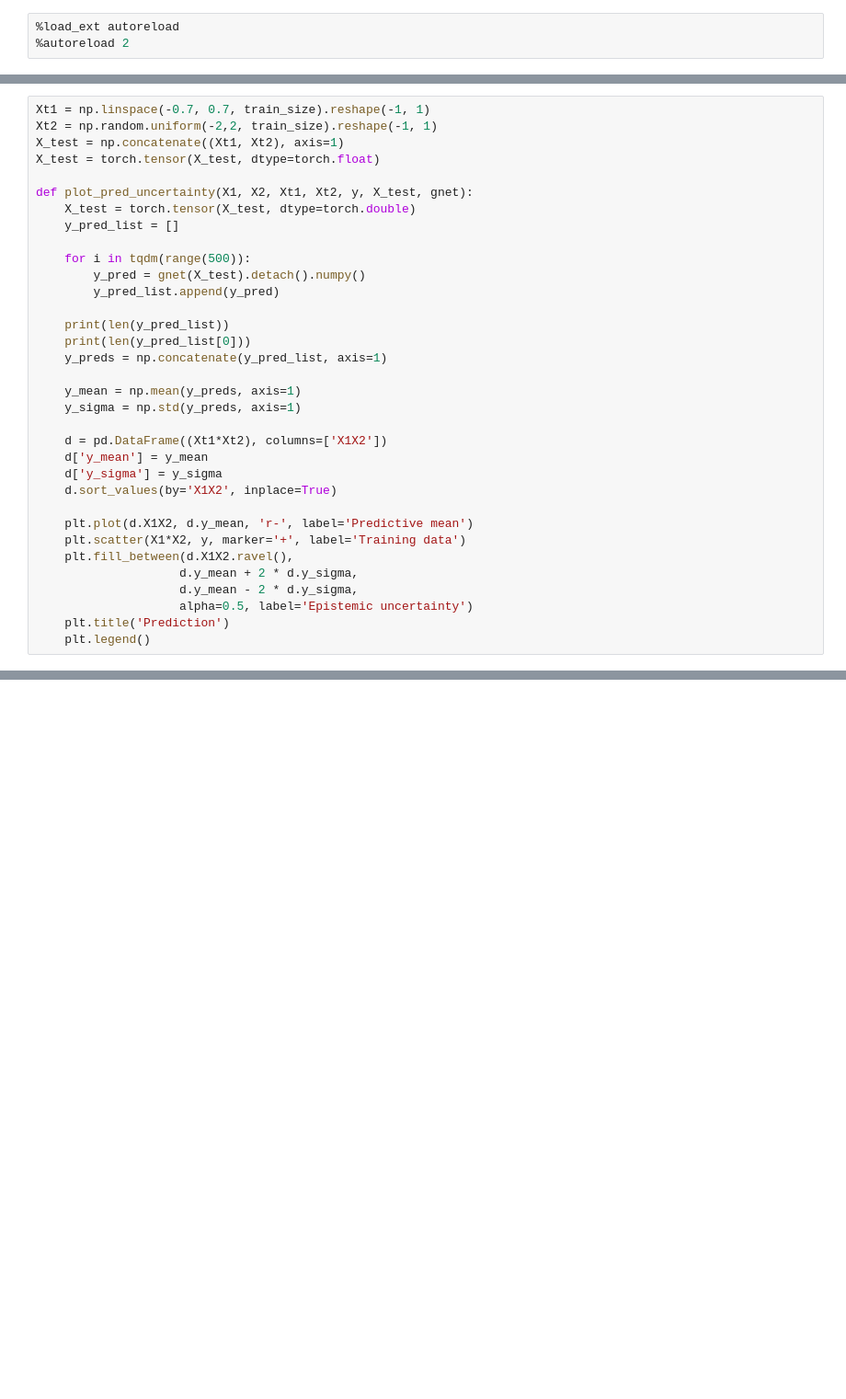
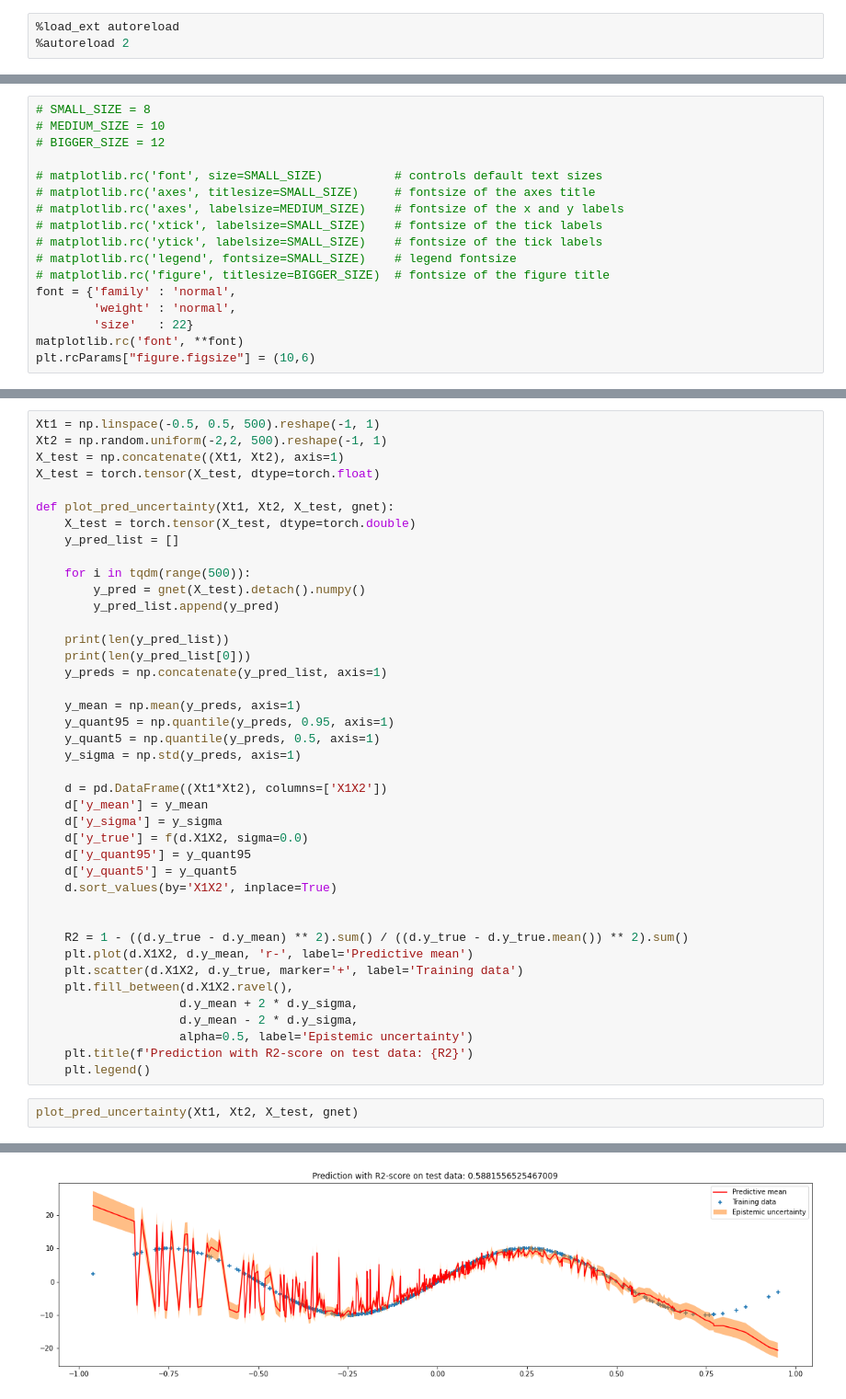
Before and after one commit to Haakooto/CS282_final_project, a Jupyter notebook: code/sinusoid.ipynb, the cells around one changed output, grey strips where cells are left out. Shown at 92% size. Saved outputs shown, nothing was run; the diff lists cells and outputs as text; blank space fills up the shorter version.

Commit message:
Plotting stuff

```diff
--- a/code/sinusoid.ipynb
+++ b/code/sinusoid.ipynb
@@ -16,6 +17,23 @@ from BayesModel import BFC, FC
 import cProfile
 import pstats
 device = torch.device('cpu')
+# %%
+# SMALL_SIZE = 8
+# MEDIUM_SIZE = 10
+# BIGGER_SIZE = 12
+
+# matplotlib.rc('font', size=SMALL_SIZE)          # controls default text sizes
+# matplotlib.rc('axes', titlesize=SMALL_SIZE)     # fontsize of the axes title
+# matplotlib.rc('axes', labelsize=MEDIUM_SIZE)    # fontsize of the x and y labels
+# matplotlib.rc('xtick', labelsize=SMALL_SIZE)    # fontsize of the tick labels
+# matplotlib.rc('ytick', labelsize=SMALL_SIZE)    # fontsize of the tick labels
+# matplotlib.rc('legend', fontsize=SMALL_SIZE)    # legend fontsize
+# matplotlib.rc('figure', titlesize=BIGGER_SIZE)  # fontsize of the figure title
+font = {'family' : 'normal',
+        'weight' : 'normal',
+        'size'   : 22}
+matplotlib.rc('font', **font)
+plt.rcParams["figure.figsize"] = (10,6)
 # %%
 def f(x, sigma):
     epsilon = np.random.randn(*x.shape) * sigma
@@ -188,10 +327,10 @@ KeyboardInterrupt:
 # %%
-Xt1 = np.linspace(-0.7, 0.7, train_size).reshape(-1, 1)
-Xt2 = np.random.uniform(-2,2, train_size).reshape(-1, 1)
+Xt1 = np.linspace(-0.5, 0.5, 500).reshape(-1, 1)
+Xt2 = np.random.uniform(-2,2, 500).reshape(-1, 1)
 X_test = np.concatenate((Xt1, Xt2), axis=1)
 X_test = torch.tensor(X_test, dtype=torch.float)
 
-def plot_pred_uncertainty(X1, X2, Xt1, Xt2, y, X_test, gnet):
+def plot_pred_uncertainty(Xt1, Xt2, X_test, gnet):
     X_test = torch.tensor(X_test, dtype=torch.double)
     y_pred_list = []
 
@@ -204,18 +343,28 @@ def plot_pred_uncertainty(X1, X2, Xt1, Xt2, y, X_test, gnet):
     y_preds = np.concatenate(y_pred_list, axis=1)
 
     y_mean = np.mean(y_preds, axis=1)
+    y_quant95 = np.quantile(y_preds, 0.95, axis=1)
+    y_quant5 = np.quantile(y_preds, 0.5, axis=1)
     y_sigma = np.std(y_preds, axis=1)
 
     d = pd.DataFrame((Xt1*Xt2), columns=['X1X2'])
     d['y_mean'] = y_mean
     d['y_sigma'] = y_sigma
+    d['y_true'] = f(d.X1X2, sigma=0.0)
+    d['y_quant95'] = y_quant95
+    d['y_quant5'] = y_quant5
     d.sort_values(by='X1X2', inplace=True)
 
+
+    R2 = 1 - ((d.y_true - d.y_mean) ** 2).sum() / ((d.y_true - d.y_true.mean()) ** 2).sum()
     plt.plot(d.X1X2, d.y_mean, 'r-', label='Predictive mean')
-    plt.scatter(X1*X2, y, marker='+', label='Training data')
+    plt.scatter(d.X1X2, d.y_true, marker='+', label='Training data')
     plt.fill_between(d.X1X2.ravel(),
                     d.y_mean + 2 * d.y_sigma,
                     d.y_mean - 2 * d.y_sigma,
                     alpha=0.5, label='Epistemic uncertainty')
-    plt.title('Prediction')
+    plt.title(f'Prediction with R2-score on test data: {R2}')
     plt.legend()
+# %%
+plot_pred_uncertainty(Xt1, Xt2, X_test, gnet)
+# %% [output]
@@ -221,0 +373 @@ def plot_pred_uncertainty(X1, X2, Xt1, Xt2, y, X_test, gnet):
+[figure, added]
```
Also changed, not shown: parts of 16 cells of this notebook, 15 other files.
